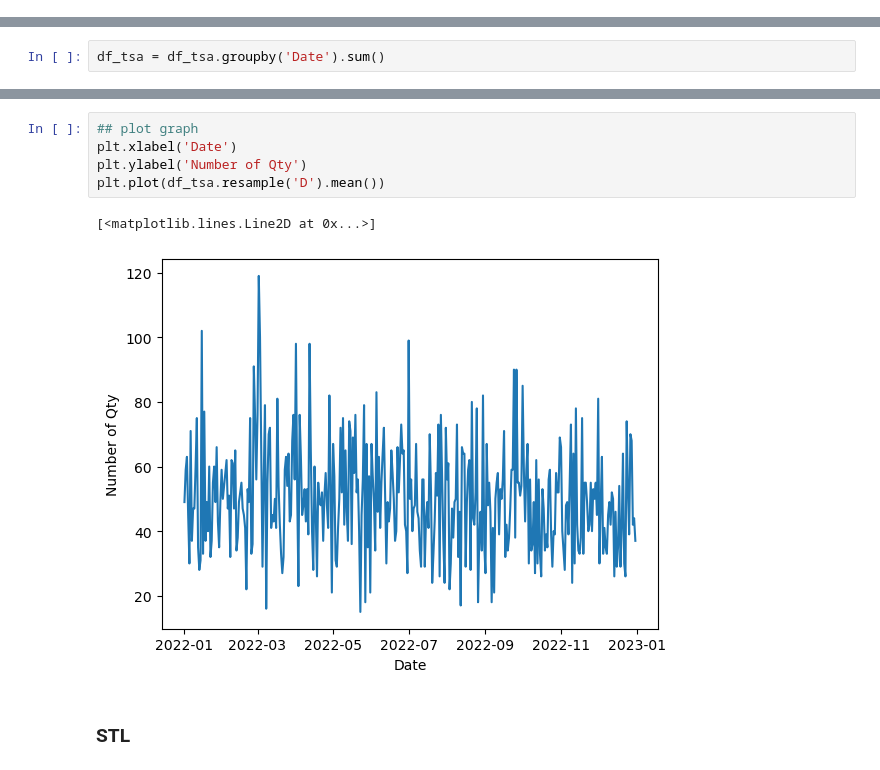
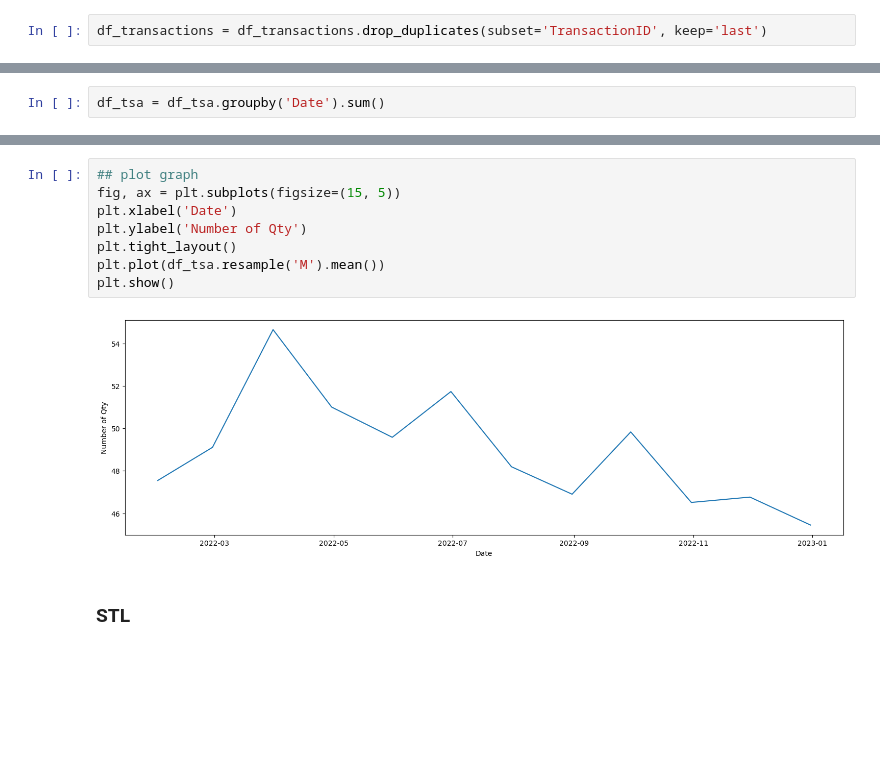
Before and after one commit to Faridwm/PBI_Rakamin-X-Kalbe_Data-Scientist, a Jupyter notebook: PBI ML.ipynb, the cells around one changed output, grey strips where cells are left out. Saved outputs shown, nothing was run; the diff lists cells and outputs as text; blank space fills up the shorter version.

```diff
--- a/PBI ML.ipynb
+++ b/PBI ML.ipynb
@@ -223,3 +262,5 @@ df_transactions['Date'] = pd.to_datetime(df_transactions['Date'], format='%d/%m/
+# %%
+df_transactions = df_transactions.drop_duplicates(subset='TransactionID', keep='last')
 # %%
 df_transactions.info()
 # %% [output]
@@ -374,11 +400,13 @@ df_tsa.resample('M').sum()
 # %%
 ## plot graph
+fig, ax = plt.subplots(figsize=(15, 5))
 plt.xlabel('Date')
 plt.ylabel('Number of Qty')
-plt.plot(df_tsa.resample('D').mean())
+plt.tight_layout()
+plt.plot(df_tsa.resample('M').mean())
+plt.show()
 # %% [output]
-[<matplotlib.lines.Line2D at 0x...>]
-[figure, old version]
+[figure, new version]
 # %% [markdown]
 ### STL
 # %%
```
Also changed, not shown: parts of 42 cells of this notebook.
